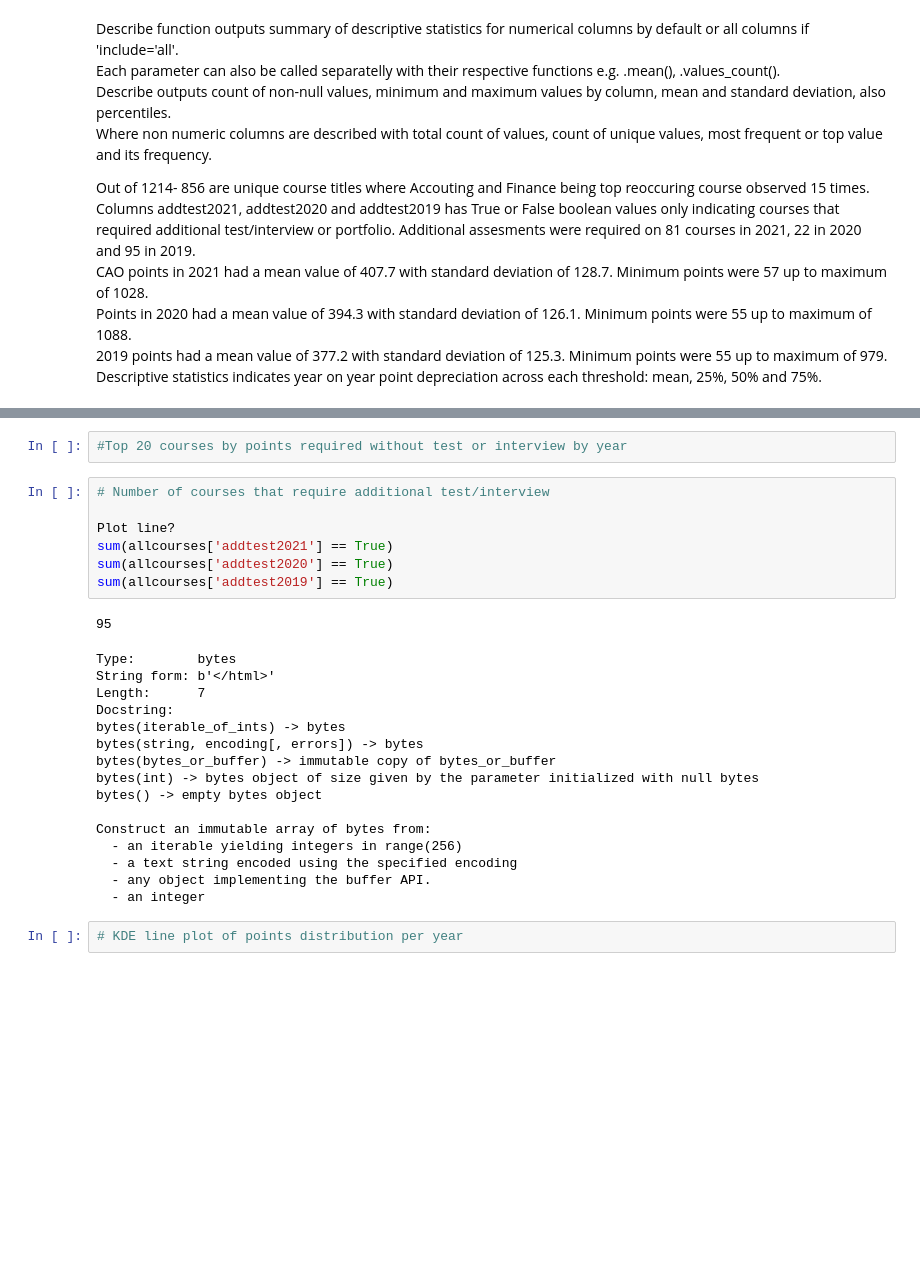
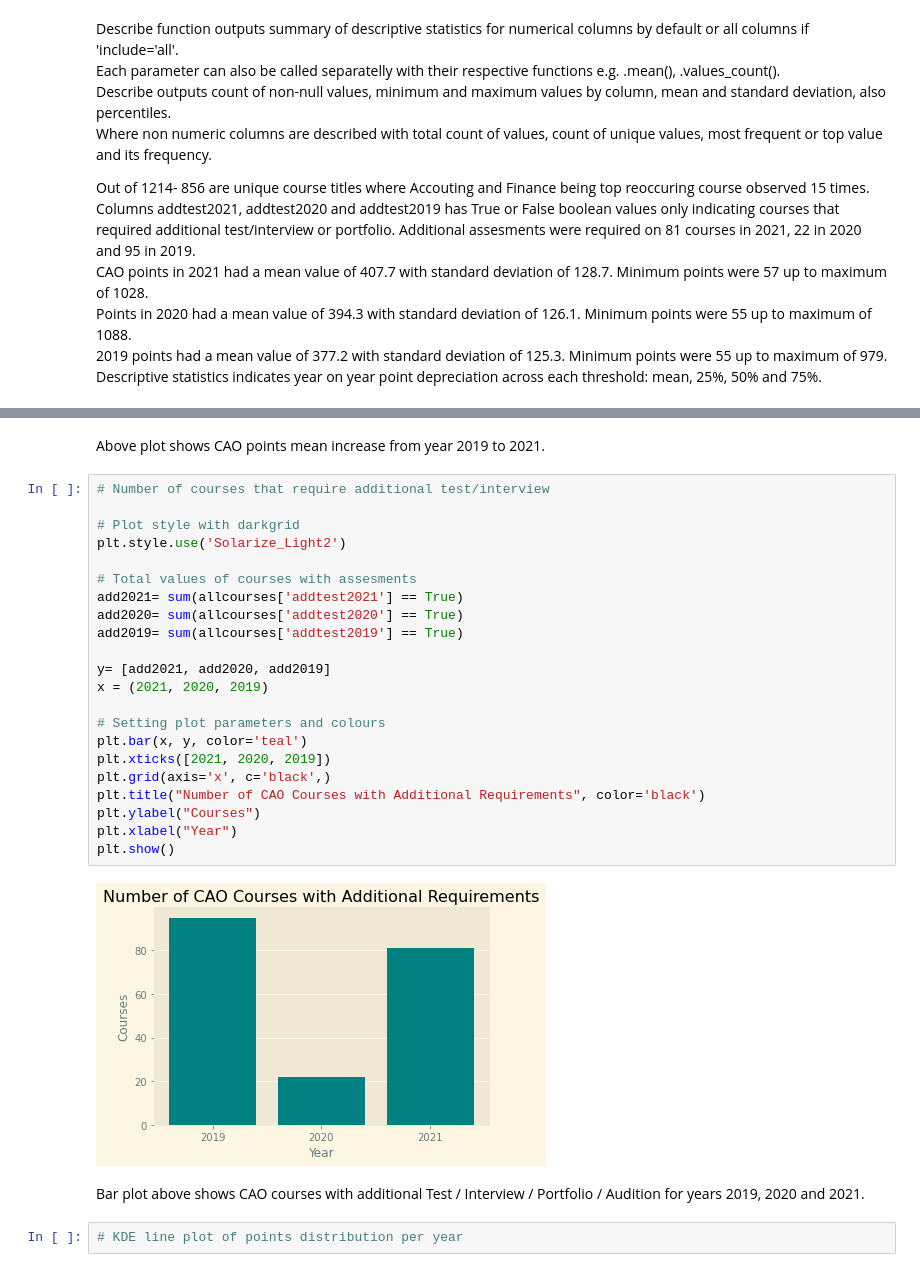
Before and after one commit to Mantvydas-data/FundamentalsofDataAnalysis, a Jupyter notebook: cao.ipynb, the cells around one changed output, grey strips where cells are left out. Cells and saved outputs as stored; diff of their text form; blank space fills up the shorter version.

```diff
--- a/cao.ipynb
+++ b/cao.ipynb
@@ -664,28 +694,30 @@ Descriptive statistics indicates year on year point depreciation across each thr
-# %%
-#Top 20 courses by points required without test or interview by year
+# %% [markdown]
+Above plot shows CAO points mean increase from year 2019 to 2021.
 # %%
 # Number of courses that require additional test/interview
 
-Plot line?
-sum(allcourses['addtest2021'] == True)
-sum(allcourses['addtest2020'] == True)
-sum(allcourses['addtest2019'] == True)
+# Plot style with darkgrid
+plt.style.use('Solarize_Light2')
+
+# Total values of courses with assesments
+add2021= sum(allcourses['addtest2021'] == True)
+add2020= sum(allcourses['addtest2020'] == True)
+add2019= sum(allcourses['addtest2019'] == True)
+
+y= [add2021, add2020, add2019]
+x = (2021, 2020, 2019)
+
+# Setting plot parameters and colours
+plt.bar(x, y, color='teal')
+plt.xticks([2021, 2020, 2019])
+plt.grid(axis='x', c='black',)
+plt.title("Number of CAO Courses with Additional Requirements", color='black')
+plt.ylabel("Courses")
+plt.xlabel("Year")
+plt.show()
 # %% [output]
-95
-Type:        bytes
-String form: b'</html>'
-Length:      7
-Docstring:
-bytes(iterable_of_ints) -> bytes
-bytes(string, encoding[, errors]) -> bytes
-bytes(bytes_or_buffer) -> immutable copy of bytes_or_buffer
-bytes(int) -> bytes object of size given by the parameter initialized with null bytes
-bytes() -> empty bytes object
-
-Construct an immutable array of bytes from:
-  - an iterable yielding integers in range(256)
-  - a text string encoded using the specified encoding
-  - any object implementing the buffer API.
-  - an integer
+[figure, added]
+# %% [markdown]
+Bar plot above shows CAO courses with additional Test / Interview / Portfolio / Audition for years 2019, 2020 and 2021.
 # %%
 # KDE line plot of points distribution per year
```
Also changed, not shown: parts of 8 cells of this notebook, 16 other files.
